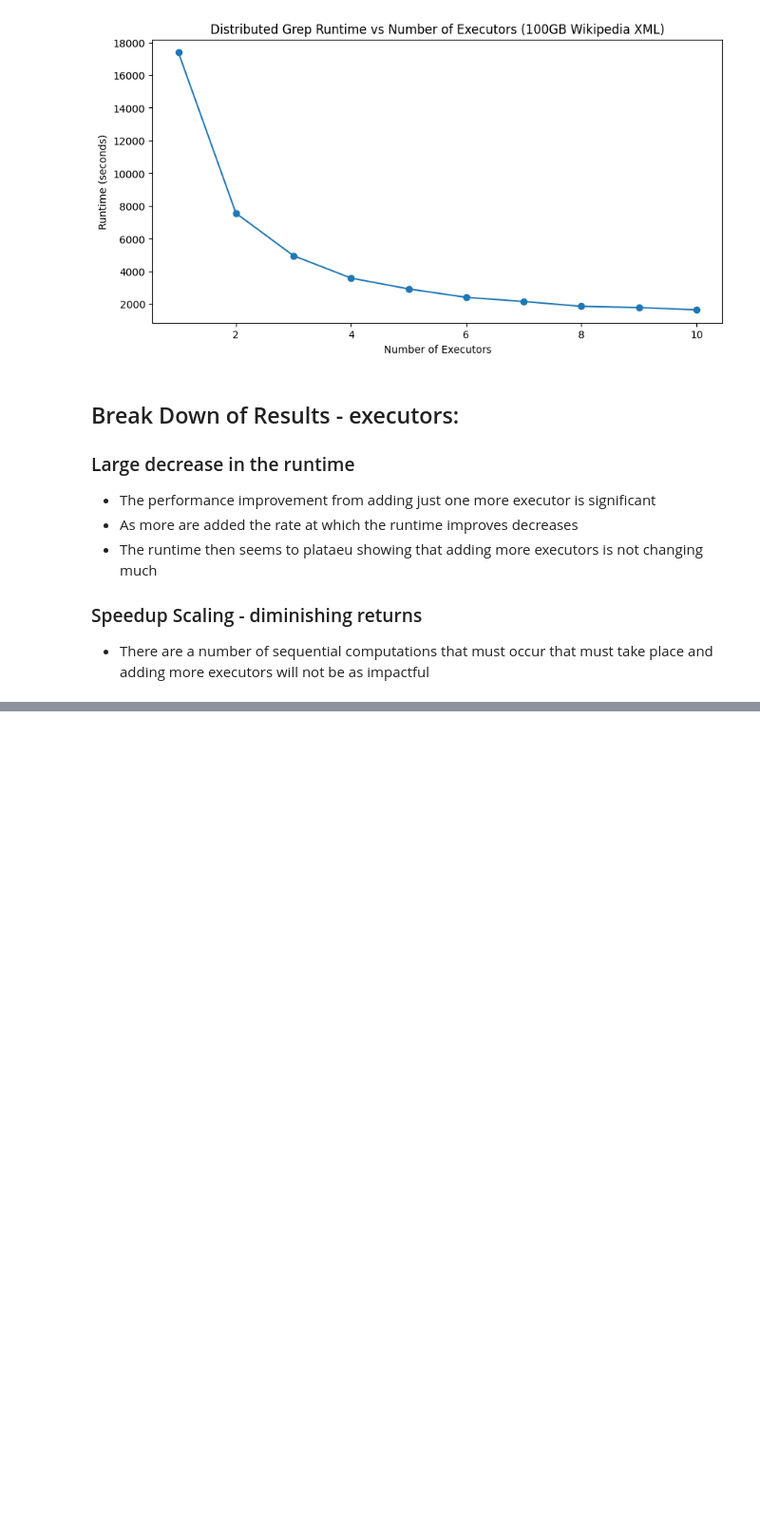
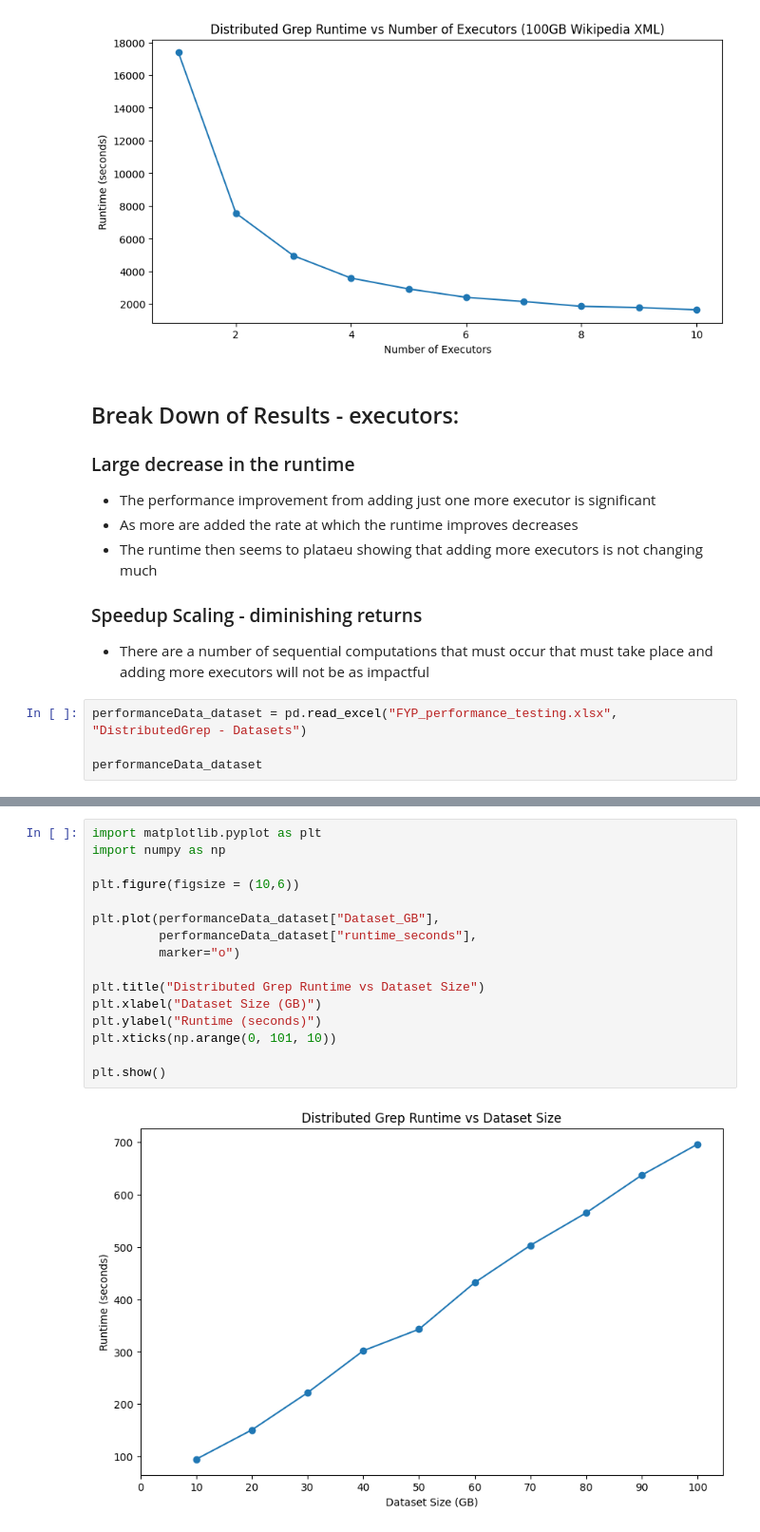
Before and after one commit to Arbzzz04/spark-massive-scale-analytics, a Jupyter notebook: product/Performance_testing/distributedgrep_performance.ipynb, the cells around one changed output, grey strips where cells are left out. Shown: that part at 95% size. Drawn from its saved outputs; the diff is of its cells as text; blank space fills up the shorter version.

Commit message:
#5: Adding distributed grep program performance test for datasets with graph and breakdown

```diff
--- a/product/Performance_testing/distributedgrep_performance.ipynb
+++ b/product/Performance_testing/distributedgrep_performance.ipynb
@@ -49,3 +50,7 @@ Text(0, 0.5, 'Runtime (seconds)')
 ### Speedup Scaling - diminishing returns
 
 - There are a number of sequential computations that must occur that must take place and adding more executors will not be as impactful
+# %%
+performanceData_dataset = pd.read_excel("FYP_performance_testing.xlsx", "DistributedGrep - Datasets")
+
+performanceData_dataset
@@ -51,0 +69,18 @@ Text(0, 0.5, 'Runtime (seconds)')
+# %%
+import matplotlib.pyplot as plt
+import numpy as np
+
+plt.figure(figsize = (10,6))
+
+plt.plot(performanceData_dataset["Dataset_GB"],
+         performanceData_dataset["runtime_seconds"],
+         marker="o")
+
+plt.title("Distributed Grep Runtime vs Dataset Size")
+plt.xlabel("Dataset Size (GB)")
+plt.ylabel("Runtime (seconds)")
+plt.xticks(np.arange(0, 101, 10))
+
+plt.show()
+# %% [output]
+[figure, added]
```
Also changed, not shown: parts of 3 cells of this notebook.
